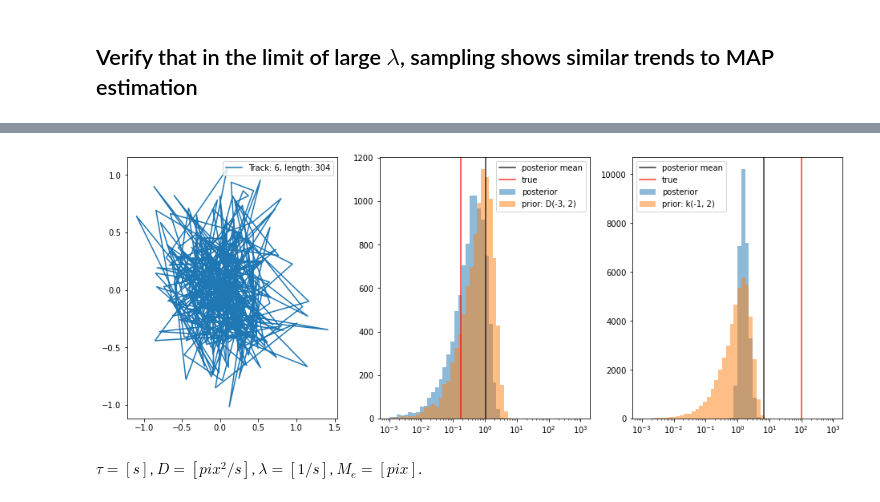
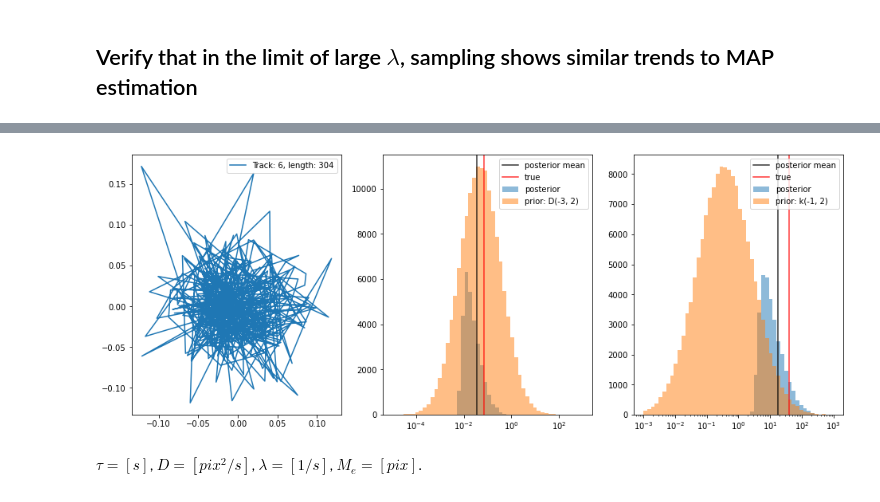
Before and after one commit to kirangauthier/enzymeBayesKucukelbir, a Jupyter notebook: auto_correlation.ipynb, the cells around one changed output, grey strips where cells are left out. Cells and saved outputs as stored; diff of their text form; code cells hidden in the pictures.

Commit message:
pushing for Jiayu, lambda test.

```diff
--- a/auto_correlation.ipynb
+++ b/auto_correlation.ipynb
@@ -194,9 +194,9 @@ plt.title('D = 0.175 um^2/s');
 ## Verify that in the limit of large $\lambda$, sampling shows similar trends to MAP estimation
 # %%
 pixelToUm = 0.106
-D_ = 0.175
+D_ = 0.01 # 0.175
 D_scaled = D_ * 0.08 / 0.106**2
-lambda_ = 100
+lambda_ = 500
 lam_scaled = lambda_ * 0.08
 me = 0.1 * 0.106
 
@@ -263,29 +269,29 @@ kp = prior_samples['kp']
 # %%
 # plot
 fig, axes = plt.subplots(1, 3, figsize=(16, 6))
 
 axes[0].plot(sx, sy, label='Track: %d, length: %d' % (ind, len(sx)))
 axes[0].legend()
 
-axes[1].hist(np.log(trace['D']), bins=np.logspace(-3, 3, 51), density=False, alpha=0.5, label='posterior')
-axes[1].hist(np.log(Dp), bins=np.logspace(-3, 3, 51), density=False, alpha=0.5,
+axes[1].hist(trace['D'], bins=np.logspace(-5, 3, 51), density=False, alpha=0.5, label='posterior')
+axes[1].hist(Dp, bins=np.logspace(-5, 3, 51), density=False, alpha=0.5,
              label='prior: D(%d, %d)' % (-3, 2))
 axes[1].axvline(trace['D'].mean(), c='k', alpha=0.8, label='posterior mean')
-axes[1].axvline(D_, c='r', alpha=0.8, label='true')
+axes[1].axvline(D_scaled, c='r', alpha=0.8, label='true')
 axes[1].semilogx()
 axes[1].legend()
 
-axes[2].hist(np.log(trace['k']), bins=np.logspace(-3, 3, 51), density=False, alpha=0.5, label='posterior')
-axes[2].hist(np.log(kp), bins=np.logspace(-3, 3, 51), density=False, alpha=0.5,
+axes[2].hist(trace['k'], bins=np.logspace(-3, 3, 51), density=False, alpha=0.5, label='posterior')
+axes[2].hist(kp, bins=np.logspace(-3, 3, 51), density=False, alpha=0.5,
              label='prior: k(%d, %d)' % (-1, 2))
 axes[2].axvline(trace['k'].mean(), c='k', alpha=0.8, label='posterior mean')
-axes[2].axvline(lambda_, c='r', alpha=0.8, label='true')
+axes[2].axvline(lam_scaled, c='r', alpha=0.8, label='true')
 axes[2].semilogx()
 axes[2].legend()
 
 plt.show()
 # %% [output]
-[figure, old version]
+[figure, new version]
 # %% [markdown]
 $\tau = [s]$, $D = [pix^2/s]$, $\lambda = [1/s]$, $M_e = [pix]$.
 # %%
```
Also changed, not shown: parts of 5 cells of this notebook.
